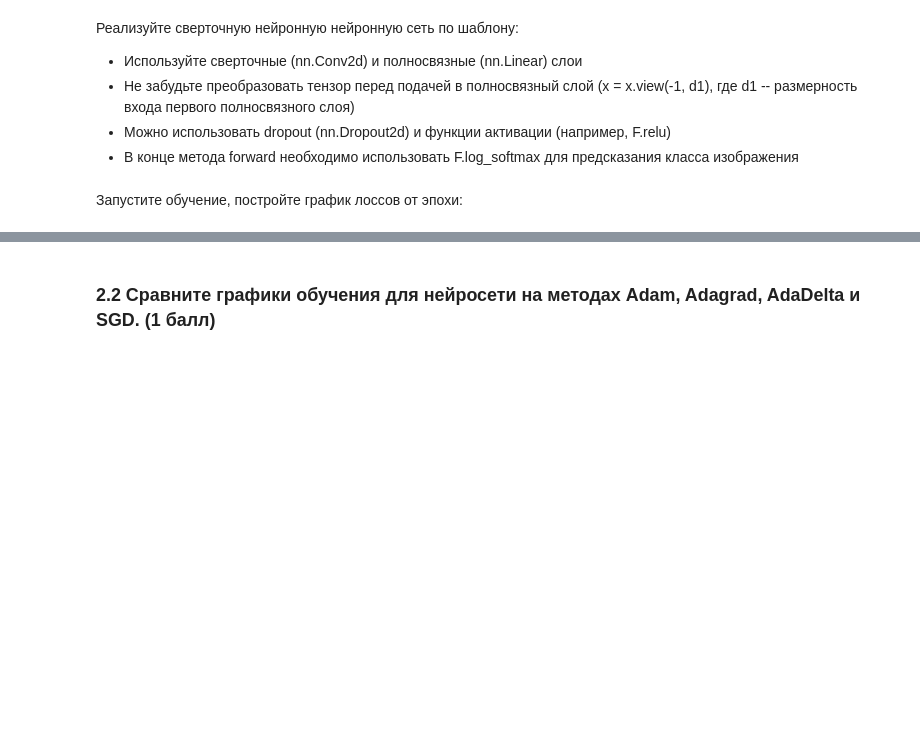
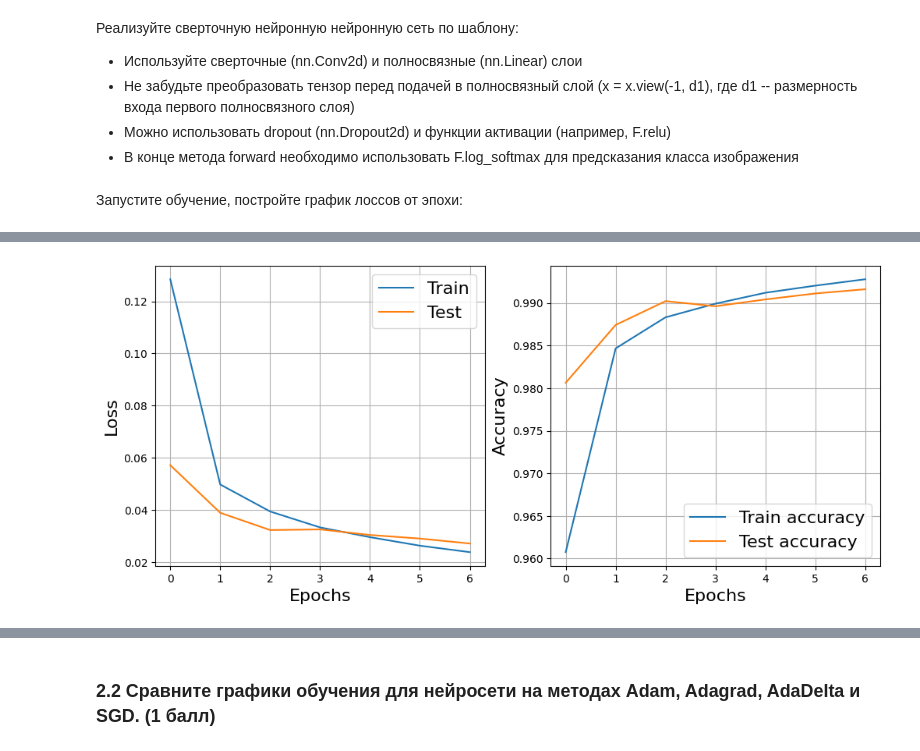
Before and after one commit to ladudin/VK-DL, a Jupyter notebook: lecture4/homework4.ipynb, the cells around one changed output, grey strips where cells are left out. Drawn from its saved outputs; the diff is of its cells as text; code cells hidden in the pictures; blank space fills up the shorter version.

```diff
--- a/lecture4/homework4.ipynb
+++ b/lecture4/homework4.ipynb
@@ -252,7 +253,7 @@ class SGD(Optimizer):
                 p -= self.lr * p.grad
 # %%
 class AdaGrad(Optimizer):
-    def __init__(self, params, eta=1e-8, nu=1e-2):
+    def __init__(self, params={}, eta=1e-8, nu=1e-2):
         super().__init__(params)
         self.eta = eta
         self.nu = nu
@@ -454,0 +488,5 @@ KeyboardInterrupt:
+# %%
+adagrad_net = Net()
+adagrad_optimizer = AdaGrad(params=adagrad_net.parameters())
+train(adagrad_net, adagrad_optimizer, n_epochs=7)
+# %% [output]
@@ -454,0 +494 @@ KeyboardInterrupt:
+[figure, added]
```
Also changed, not shown: parts of 19 cells of this notebook.
